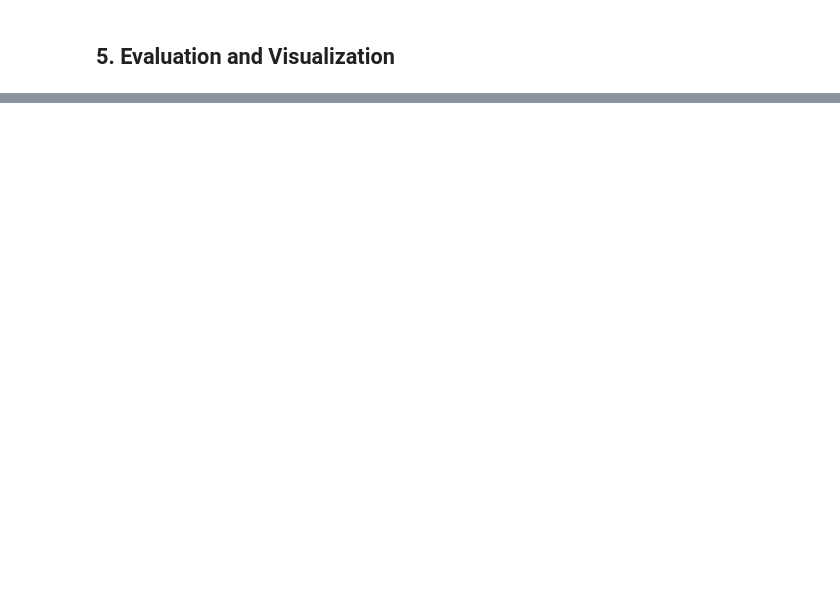
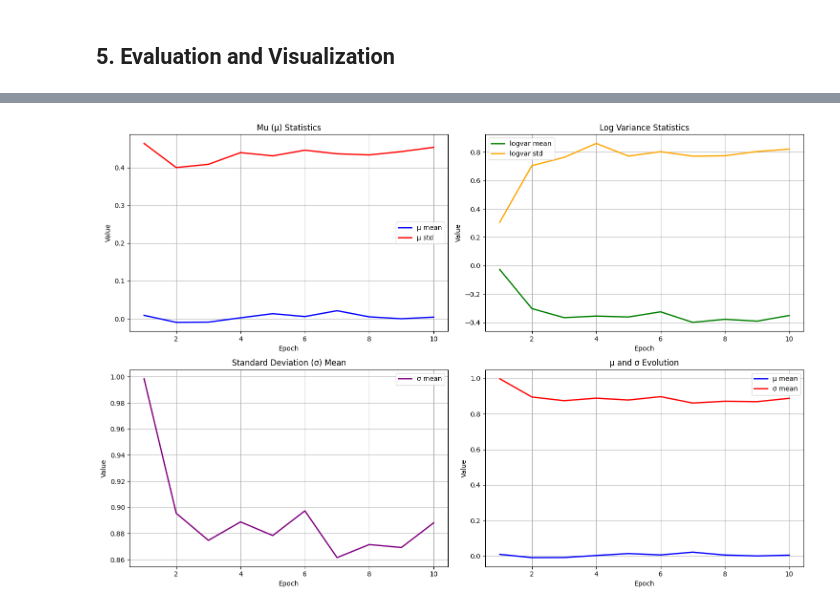
Before and after one commit to senemogluc/vae-medical-image-generator, a Jupyter notebook: modular_vae_analysis.ipynb, the cells around one changed output, grey strips where cells are left out. Saved outputs shown, nothing was run; the diff lists cells and outputs as text; code cells hidden in the pictures; blank space fills up the shorter version.

```diff
--- a/modular_vae_analysis.ipynb
+++ b/modular_vae_analysis.ipynb
@@ -370,12 +492,21 @@ def train_epoch(model: VAE, train_loader: DataLoader, optimizer: optim.Optimizer
     total_kl_loss = 0.0
     num_batches = len(train_loader)
 
+    # Track latent statistics
+    all_mu = []
+    all_logvar = []
+
     with tqdm(train_loader, desc="Training", leave=False) as pbar:
         for batch_idx, (data, _) in enumerate(pbar):
             data = data.to(device)
 
             # Forward pass
             recon_batch, mu, logvar = model(data)
+
+            # Store mu and logvar for first few batches
+            if batch_idx < 5:  # Track first 5 batches
+                all_mu.append(mu.detach().cpu())
+                all_logvar.append(logvar.detach().cpu())
 
             # Calculate loss
             loss, recon_loss, kl_loss = vae_loss(recon_batch, data, mu, logvar, beta)
@@ -402,10 +533,19 @@ def train_epoch(model: VAE, train_loader: DataLoader, optimizer: optim.Optimizer
                 'KL': f'{kl_loss.item():.4f}'
             })
 
+    # Calculate and return latent statistics
+    if all_mu:
+        combined_mu = torch.cat(all_mu, dim=0)
+        combined_logvar = torch.cat(all_logvar, dim=0)
+        latent_stats = track_latent_stats(combined_mu, combined_logvar)
+    else:
+        latent_stats = {}
+
     return {
         'total_loss': total_loss / num_batches,
         'recon_loss': total_recon_loss / num_batches,
-        'kl_loss': total_kl_loss / num_batches
+        'kl_loss': total_kl_loss / num_batches,
+        'latent_stats': latent_stats
     }
 
 def evaluate_model(model: VAE, test_loader: DataLoader,
@@ -585,3 +814,74 @@ plot_training_curves(train_losses, test_losses)
+# %%
+# Plot latent statistics over time
+def plot_latent_evolution(train_losses: list) -> None:
+    """Plot how latent statistics evolve during training."""
+    # Extract latent statistics
+    epochs = []
+    mu_means = []
+    mu_stds = []
+    logvar_means = []
+    logvar_stds = []
+    std_means = []
+
+    for i, loss_dict in enumerate(train_losses):
+        if 'latent_stats' in loss_dict and loss_dict['latent_stats']:
+            stats = loss_dict['latent_stats']
+            epochs.append(i + 1)
+            mu_means.append(stats['mu_mean'])
+            mu_stds.append(stats['mu_std'])
+            logvar_means.append(stats['logvar_mean'])
+            logvar_stds.append(stats['logvar_std'])
+            std_means.append(stats['std_mean'])
+
+    if not epochs:
+        print("No latent statistics to plot")
+        return
+
+    fig, axes = plt.subplots(2, 2, figsize=(15, 10))
+
+    # Mu statistics
+    axes[0, 0].plot(epochs, mu_means, 'b-', label='μ mean', linewidth=2)
+    axes[0, 0].plot(epochs, mu_stds, 'r-', label='μ std', linewidth=2)
+    axes[0, 0].set_title('Mu (μ) Statistics')
+    axes[0, 0].set_xlabel('Epoch')
+    axes[0, 0].set_ylabel('Value')
+    axes[0, 0].legend()
+    axes[0, 0].grid(True)
+
+    # Logvar statistics
+    axes[0, 1].plot(epochs, logvar_means, 'g-', label='logvar mean', linewidth=2)
+    axes[0, 1].plot(epochs, logvar_stds, 'orange', label='logvar std', linewidth=2)
+    axes[0, 1].set_title('Log Variance Statistics')
+    axes[0, 1].set_xlabel('Epoch')
+    axes[0, 1].set_ylabel('Value')
+    axes[0, 1].legend()
+    axes[0, 1].grid(True)
+
+    # Standard deviation (exp(0.5 * logvar))
+    axes[1, 0].plot(epochs, std_means, 'purple', label='σ mean', linewidth=2)
+    axes[1, 0].set_title('Standard Deviation (σ) Mean')
+    axes[1, 0].set_xlabel('Epoch')
+    axes[1, 0].set_ylabel('Value')
+    axes[1, 0].legend()
+    axes[1, 0].grid(True)
+
+    # Combined view
+    axes[1, 1].plot(epochs, mu_means, 'b-', label='μ mean', linewidth=2)
+    axes[1, 1].plot(epochs, std_means, 'r-', label='σ mean', linewidth=2)
+    axes[1, 1].set_title('μ and σ Evolution')
+    axes[1, 1].set_xlabel('Epoch')
+    axes[1, 1].set_ylabel('Value')
+    axes[1, 1].legend()
+    axes[1, 1].grid(True)
+
+    plt.tight_layout()
+    plt.show()
+
+# Plot latent evolution if we have the data
+if train_losses:
+    plot_latent_evolution(train_losses)
+# %% [output]
+[figure, added]
 # %%
 # Visualization functions
 def show_reconstruction_comparison(model: VAE, test_loader: DataLoader,
```
Also changed, not shown: parts of 12 cells of this notebook, 2 other files.
